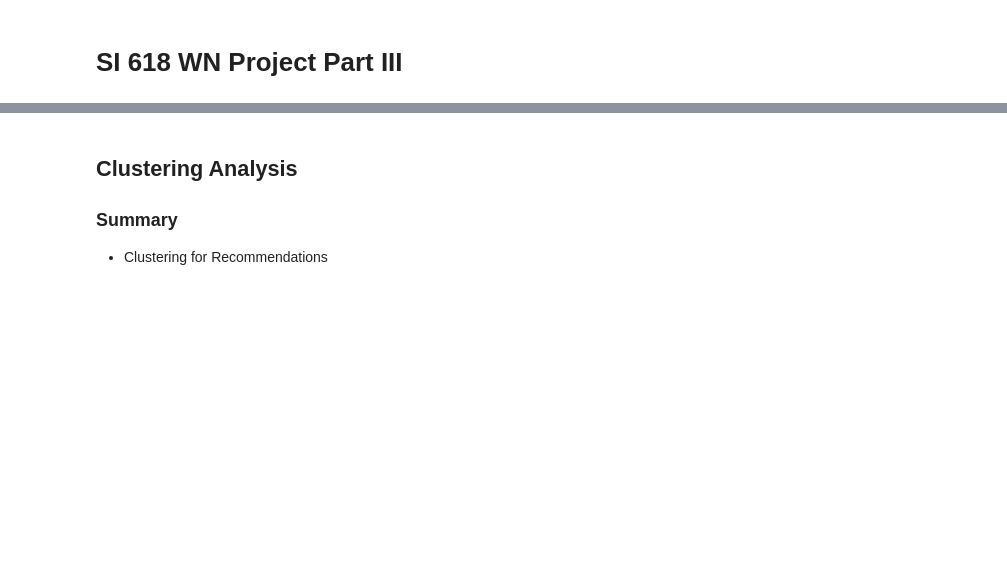
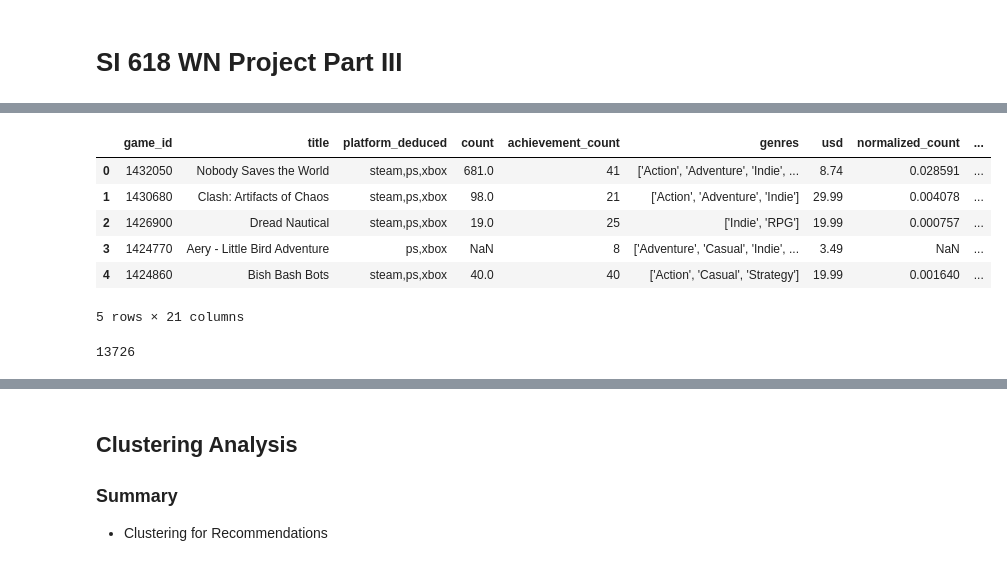
Before and after one commit to yfsongum/video_games_analysis_2025, a Jupyter notebook: SI_618_Project.ipynb, the cells around one changed output, grey strips where cells are left out. Cells and saved outputs as stored; diff of their text form; code cells hidden in the pictures; blank space fills up the shorter version.

```diff
--- a/SI_618_Project.ipynb
+++ b/SI_618_Project.ipynb
@@ -2670,0 +2785,57 @@ The combined dataset enriches our analysis by providing a holistic view with gam
+# %%
+# calculate the number of supported languages
+game_count["num_supported_languages"] = game_count["supported_languages"].apply(
+    lambda x: len(eval(x)) if pd.notnull(x) else 0
+)
+game_count.drop(columns=["supported_languages"], inplace=True)
+# %%
+# only keep needed columns
+game_count=game_count[['game_id', 'title', 'platform_deduced', 'count','achievement_count','genres','usd', 'normalized_count', 'years_since_release', 'num_supported_languages']]
+# %%
+# one-hot encode the platform_deduced column
+game_count["platform_list"] = game_count["platform_deduced"].str.split(",")
+
+one_hot = (
+    game_count[["title", "platform_list"]]
+    .explode("platform_list")
+    .dropna()
+    .assign(flag=1)
+    .pivot_table(index="title", columns="platform_list", values="flag", fill_value=0)
+    .reset_index()
+)
+
+game_count = game_count.merge(one_hot, on="title", how="left")
+game_count.drop(columns=["platform_list"], inplace=True)
+# %%
+# one-hot encode the genres column
+genre_aliases = {
+    "action": ["action"],
+    "adventure": ["adventure"],
+    "rpg": ["rpg", "role playing", "role-playing games (rpg)"],
+    "shooter": ["shooter", "first person shooter", "third person shooter", "fps", "tps"],
+    "sports": ["sports"],
+    "racing": ["racing"],
+    "indie": ["indie"],
+    "open_world": ["open world"]
+}
+
+for col, keywords in genre_aliases.items():
+    game_count[f"is_{col}"] = game_count["genres"].apply(
+        lambda x: int(any(keyword in str(x).lower() for keyword in keywords))
+    )
+game_count.head()
+# %% [output]
+|  | game_id | title | platform_deduced | count | achievement_count | genres | usd | normalized_count | ... |
+| 0 | 1432050 | Nobody Saves the World | steam,ps,xbox | 681.0 | 41 | ['Action', 'Adventure', 'Indie', ... | 8.74 | 0.028591 | ... |
+| 1 | 1430680 | Clash: Artifacts of Chaos | steam,ps,xbox | 98.0 | 21 | ['Action', 'Adventure', 'Indie'] | 29.99 | 0.004078 | ... |
+| 2 | 1426900 | Dread Nautical | steam,ps,xbox | 19.0 | 25 | ['Indie', 'RPG'] | 19.99 | 0.000757 | ... |
+| 3 | 1424770 | Aery - Little Bird Adventure | ps,xbox | NaN | 8 | ['Adventure', 'Casual', 'Indie', ... | 3.49 | NaN | ... |
+| 4 | 1424860 | Bish Bash Bots | steam,ps,xbox | 40.0 | 40 | ['Action', 'Casual', 'Strategy'] | 19.99 | 0.001640 | ... |
+5 rows × 21 columns
+# %%
+# fix usd price and drop coloumns with missing values
+game_count['usd'].fillna(0, inplace=True)
+game_count_cleaned = game_count.dropna()
+len(game_count_cleaned)
+# %% [output]
+13726
```
Also changed, not shown: parts of 38 cells of this notebook.
